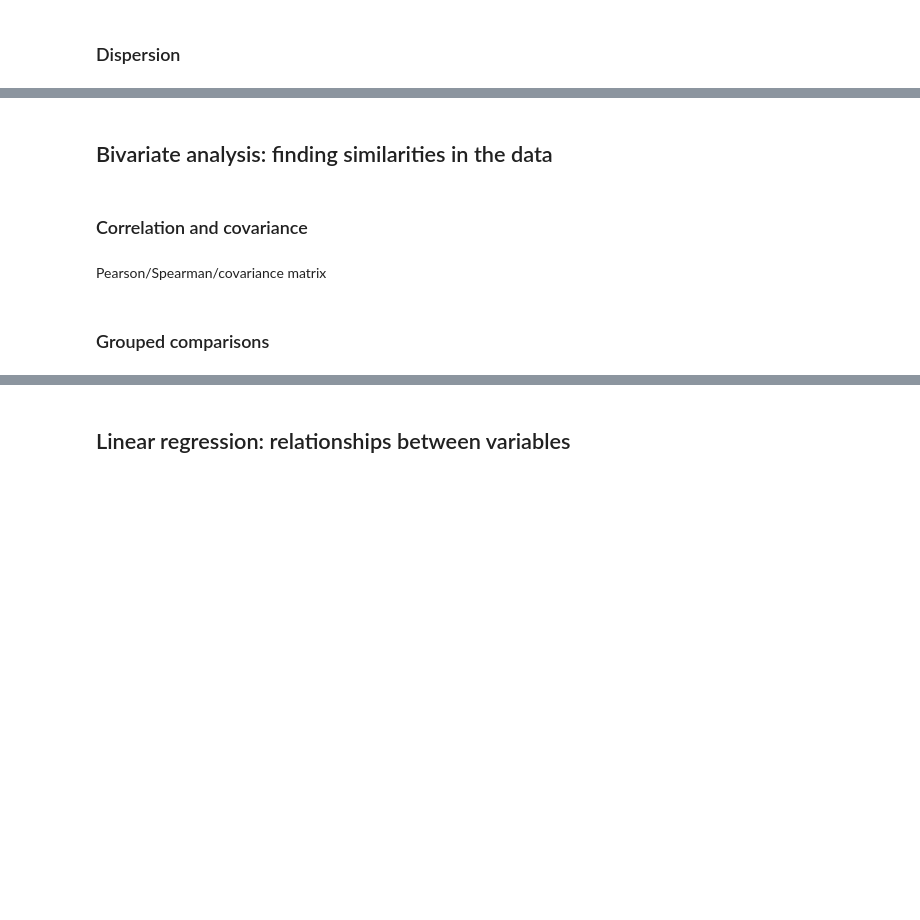
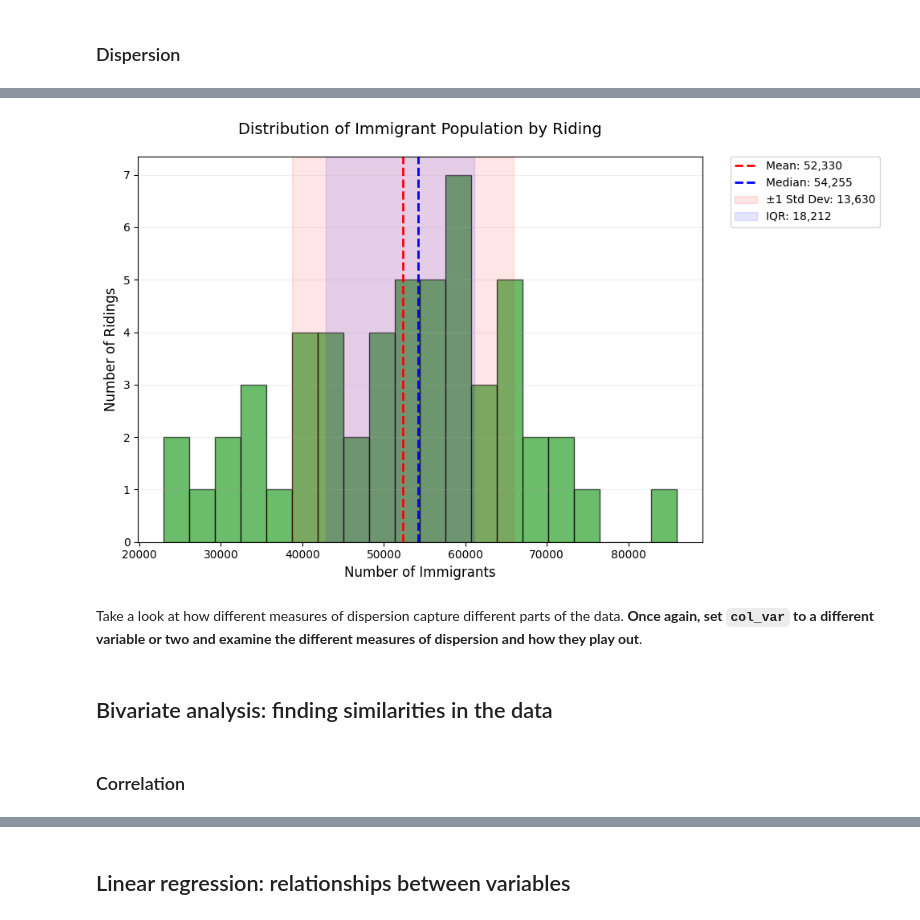
Before and after one commit to schoolofcities/urban-data-storytelling, a Jupyter notebook: urban-data-analytics/4-statistical-foundations/statistical-foundations.ipynb, the cells around one changed output, grey strips where cells are left out. Cells and saved outputs as stored; diff of their text form; code cells hidden in the pictures; blank space fills up the shorter version.

Commit message:
Add correlation section

```diff
--- a/urban-data-analytics/4-statistical-foundations/statistical-foundations.ipynb
+++ b/urban-data-analytics/4-statistical-foundations/statistical-foundations.ipynb
@@ -38,0 +109,18 @@ SD/variance/range/IQR
+# %%
+col_var = 'num_imm_tot'
+
+mean = np.mean(df[col_var])
+median = np.median(df[col_var])
+std_dev = np.std(df[col_var], ddof=1)
+variance = np.var(df[col_var])
+data_range = np.max(df[col_var]) - np.min(df[col_var])
+q1, q3 = np.percentile(df[col_var], [25, 75])
+iqr = q3 - q1
+
+print(f"Mean: {mean:.2f}")
+print(f"Median: {median:.2f}")
+print('===')
+print(f"Std Dev: {std_dev:.2f}")
+print(f"Variance: {variance:.2f}")
+print(f"Range: {data_range:.2f}")
+print(f"IQR: {iqr:.2f}")
@@ -39,8 +135,34 @@ SD/variance/range/IQR
+# %%
+plt.figure(figsize=(10, 6))
+ax = plt.gca()
+
+# Histogram
+n, bins, patches = plt.hist(df[col_var], bins=20, color='#2ca02c', edgecolor='black', alpha=0.7)
+
+# Central tendency
+plt.axvline(mean, color='red', linestyle='--', linewidth=2, label=f'Mean: {mean:,.0f}')
+plt.axvline(median, color='blue', linestyle='--', linewidth=2, label=f'Median: {median:,.0f}')
+
+# Dispersion visualization
+plt.axvspan(mean - std_dev, mean + std_dev, color='red', alpha=0.1, label=f'±1 Std Dev: {std_dev:,.0f}')
+plt.axvspan(q1, q3, color='blue', alpha=0.1, label=f'IQR: {iqr:,.0f}')
+
+# Annotations
+plt.title('Distribution of Immigrant Population by Riding', pad=20, fontsize=14)
+plt.xlabel('Number of Immigrants', fontsize=12)
+plt.ylabel('Number of Ridings', fontsize=12)
+plt.grid(axis='y', alpha=0.2)
+
+# Smart legend positioning
+plt.legend(bbox_to_anchor=(1.05, 1), loc='upper left', borderaxespad=0.)
+
+plt.tight_layout()
+plt.show()
+# %% [output]
+[figure, added]
+# %% [markdown]
+Take a look at how different measures of dispersion capture different parts of the data. **Once again, set `col_var` to a different variable or two and examine the different measures of dispersion and how they play out**.
 # %% [markdown]
 ## Bivariate analysis: finding similarities in the data
 # %% [markdown]
-### Correlation and covariance
+### Correlation
-# %% [markdown]
-Pearson/Spearman/covariance matrix
-# %% [markdown]
-### Grouped comparisons
```
Also changed, not shown: parts of 18 cells of this notebook.
